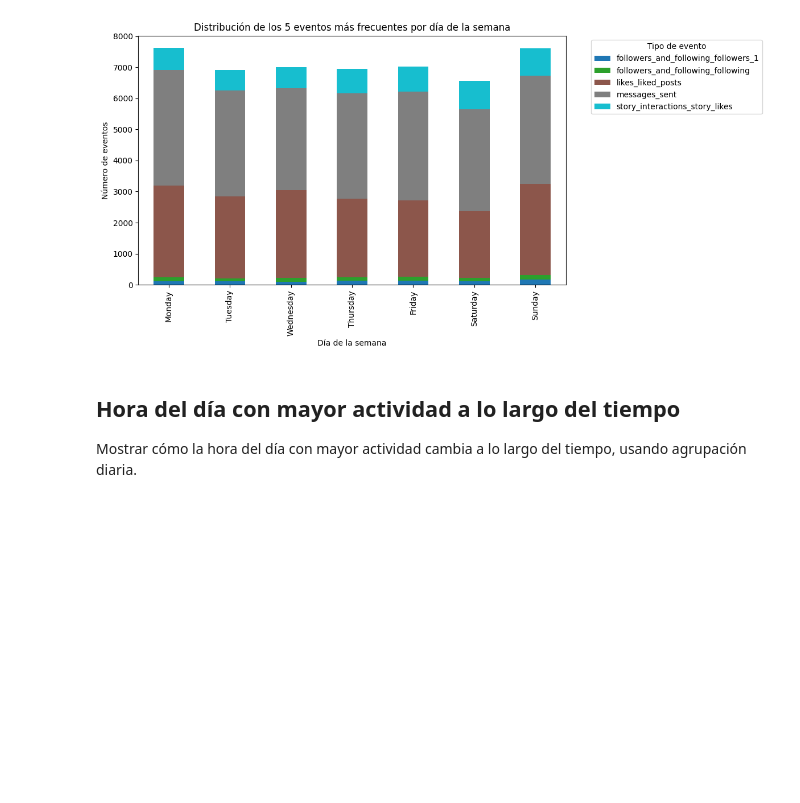
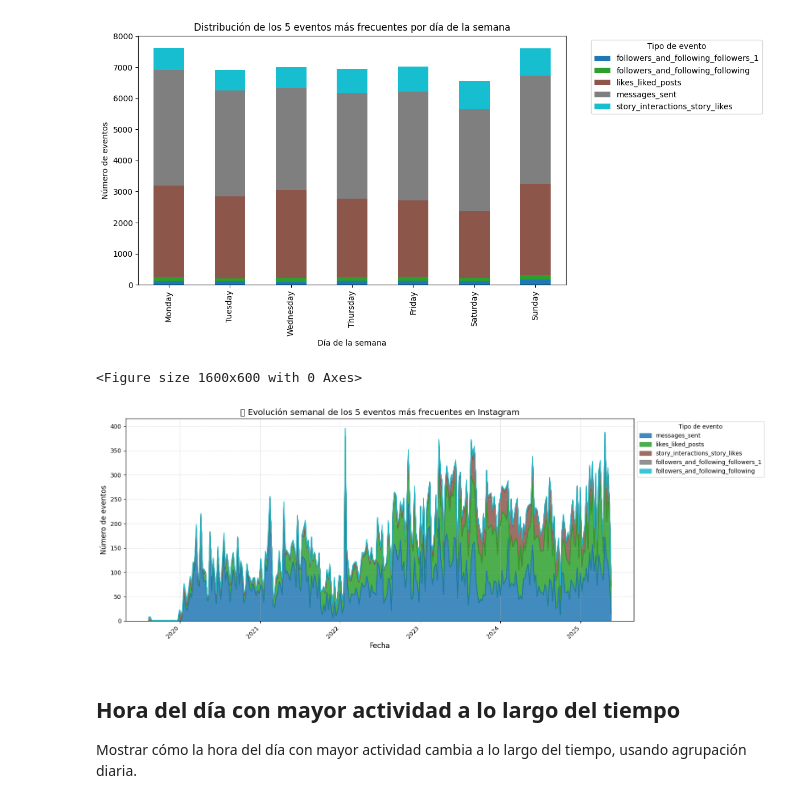
Before and after one commit to AlmuBC/instagram-behavior-analysis, a Jupyter notebook: notebooks/01_exploration.ipynb, the cells around one changed output. Saved outputs shown, nothing was run; the diff lists cells and outputs as text; code cells hidden in the pictures; blank space fills up the shorter version.

```diff
--- a/notebooks/01_exploration.ipynb
+++ b/notebooks/01_exploration.ipynb
@@ -179,33 +179,38 @@ plt.show()
 # %%
 import pandas as pd
 import matplotlib.pyplot as plt
 
-# Asegúrate de que la columna timestamp sea datetime
+# Agrupar y preparar los datos como antes
 df['timestamp'] = pd.to_datetime(df['timestamp'])
-
-# Crear columna semana
 df['week'] = df['timestamp'].dt.to_period('W').apply(lambda r: r.start_time)
-
-# Top 5 eventos más frecuentes
 top_5_events = df['event_type'].value_counts().nlargest(5).index
-
-# Filtrar solo esos eventos
 df_top5 = df[df['event_type'].isin(top_5_events)]
-
-# Agrupar por semana y tipo de evento
 df_grouped = df_top5.groupby(['week', 'event_type']).size().unstack(fill_value=0)
 
-# Plot
-plt.figure(figsize=(15, 6))
-df_grouped.plot.area(colormap='tab10', stacked=True, linewidth=0, alpha=0.85)
+# Reordenar columnas para que colores sean consistentes
+df_grouped = df_grouped[top_5_events]
 
-plt.title('Evolución semanal de los 5 eventos más frecuentes en Instagram')
-plt.xlabel('Fecha')
-plt.ylabel('Número de eventos')
-plt.legend(title="Tipo de evento", loc='upper left', bbox_to_anchor=(1, 1))
+# 📈 Plot con mejoras de visibilidad
+plt.figure(figsize=(16, 6))  # Aumentamos ancho
+
+df_grouped.plot.area(
+    stacked=True,
+    figsize=(16, 6),
+    alpha=0.85,
+    colormap="tab10"
+)
+
+plt.title('📊 Evolución semanal de los 5 eventos más frecuentes en Instagram', fontsize=14)
+plt.xlabel('Fecha', fontsize=12)
+plt.ylabel('Número de eventos', fontsize=12)
+plt.xticks(rotation=45)
+plt.grid(True, linestyle='--', alpha=0.4)
+plt.legend(title='Tipo de evento', loc='upper left', bbox_to_anchor=(1.0, 1.0))
 plt.tight_layout()
-plt.grid(True, linestyle='--', alpha=0.4)
 plt.show()
+# %% [output]
+<Figure size 1600x600 with 0 Axes>
+[figure, added]
 # %% [markdown]
 ## Hora del día con mayor actividad a lo largo del tiempo
 Mostrar cómo la hora del día con mayor actividad cambia a lo largo del tiempo, usando agrupación diaria.
```
Also changed, not shown: parts of 11 cells of this notebook, 3 other files.
